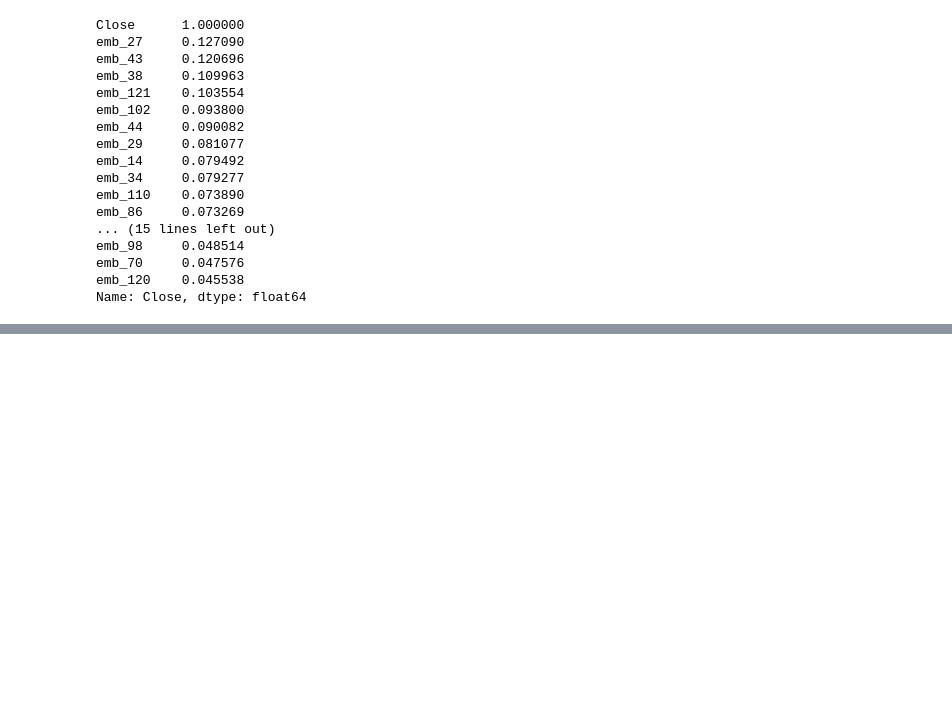
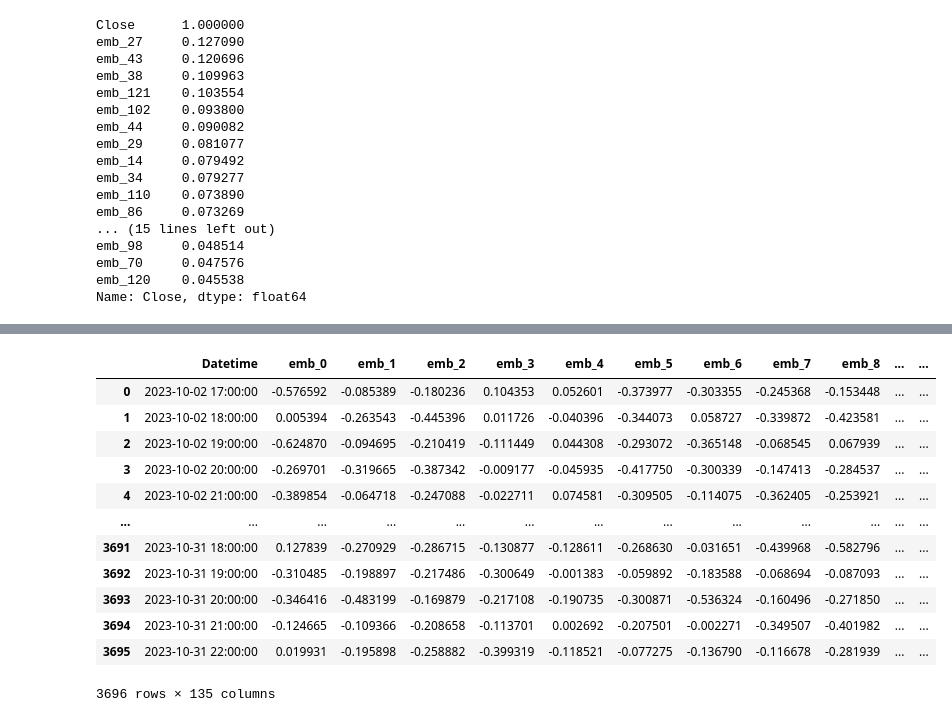
Before and after one commit to petrsokerin/Stock_Embedding, a Jupyter notebook: notebooks/analysis_embeddings.ipynb, the cells around one changed output, grey strips where cells are left out. Saved outputs shown, nothing was run; the diff lists cells and outputs as text; code cells hidden in the pictures; blank space fills up the shorter version.

Commit message:
add datetime analysis, litlle change T2vec

```diff
--- a/notebooks/analysis_embeddings.ipynb
+++ b/notebooks/analysis_embeddings.ipynb
@@ -213,0 +254,42 @@ for i in range(6):
+# %%
+def add_date_features(row):
+    date_row = datetime.datetime.strptime(row['Datetime'], '%Y-%m-%d %H:%M:%S')
+    day_name = calendar.day_name[date_row.weekday()]
+    row['day_of_week'] = day_name
+
+    weekday_number = date_row.weekday()
+    if weekday_number % 2 != 0:
+        row['even_day'] = 1
+    else:
+        row['even_day'] = 0
+    day_number = date_row.day
+    if day_number >=0 and day_number < 8:
+        row['number_week'] = 1
+    elif day_number >= 8 and day_number < 15:
+         row['number_week'] = 2
+    elif day_number >= 15 and day_number <= 21:
+        row['number_week'] = 3
+    elif day_number >= 22 and day_number <= 28:
+        row['number_week'] = 4
+    elif day_number >= 29 and day_number <= 31:
+        row['number_week'] = 5
+
+    return row
+# %%
+X_train = X_train.apply(add_date_features, axis=1)
+# %%
+X_train
+# %% [output]
+|  | Datetime | emb_0 | emb_1 | emb_2 | emb_3 | emb_4 | emb_5 | emb_6 | emb_7 | emb_8 | ... | ... |
+| 0 | 2023-10-02 17:00:00 | -0.576592 | -0.085389 | -0.180236 | 0.104353 | 0.052601 | -0.373977 | -0.303355 | -0.245368 | -0.153448 | ... | ... |
+| 1 | 2023-10-02 18:00:00 | 0.005394 | -0.263543 | -0.445396 | 0.011726 | -0.040396 | -0.344073 | 0.058727 | -0.339872 | -0.423581 | ... | ... |
+| 2 | 2023-10-02 19:00:00 | -0.624870 | -0.094695 | -0.210419 | -0.111449 | 0.044308 | -0.293072 | -0.365148 | -0.068545 | 0.067939 | ... | ... |
+| 3 | 2023-10-02 20:00:00 | -0.269701 | -0.319665 | -0.387342 | -0.009177 | -0.045935 | -0.417750 | -0.300339 | -0.147413 | -0.284537 | ... | ... |
+| 4 | 2023-10-02 21:00:00 | -0.389854 | -0.064718 | -0.247088 | -0.022711 | 0.074581 | -0.309505 | -0.114075 | -0.362405 | -0.253921 | ... | ... |
+| ... | ... | ... | ... | ... | ... | ... | ... | ... | ... | ... | ... | ... |
+| 3691 | 2023-10-31 18:00:00 | 0.127839 | -0.270929 | -0.286715 | -0.130877 | -0.128611 | -0.268630 | -0.031651 | -0.439968 | -0.582796 | ... | ... |
+| 3692 | 2023-10-31 19:00:00 | -0.310485 | -0.198897 | -0.217486 | -0.300649 | -0.001383 | -0.059892 | -0.183588 | -0.068694 | -0.087093 | ... | ... |
+| 3693 | 2023-10-31 20:00:00 | -0.346416 | -0.483199 | -0.169879 | -0.217108 | -0.190735 | -0.300871 | -0.536324 | -0.160496 | -0.271850 | ... | ... |
+| 3694 | 2023-10-31 21:00:00 | -0.124665 | -0.109366 | -0.208658 | -0.113701 | 0.002692 | -0.207501 | -0.002271 | -0.349507 | -0.401982 | ... | ... |
+| 3695 | 2023-10-31 22:00:00 | 0.019931 | -0.195898 | -0.258882 | -0.399319 | -0.118521 | -0.077275 | -0.136790 | -0.116678 | -0.281939 | ... | ... |
+3696 rows × 135 columns
```
Also changed, not shown: parts of 12 cells of this notebook, 1 other file.
